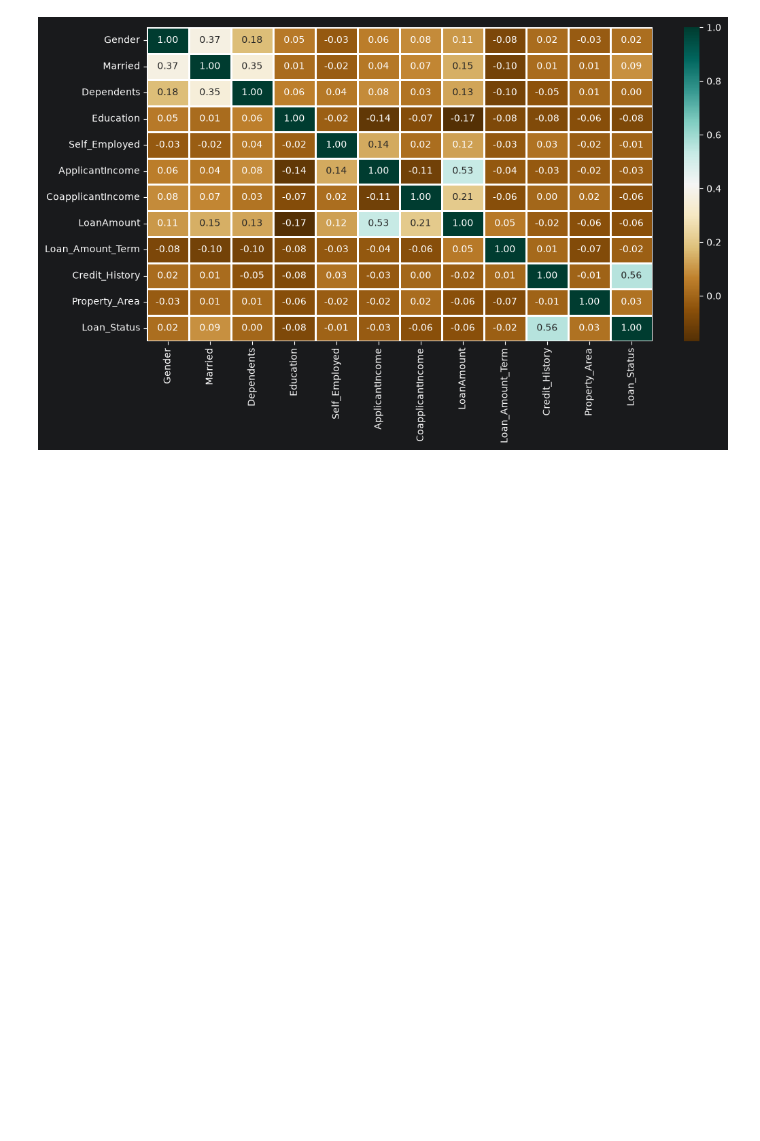
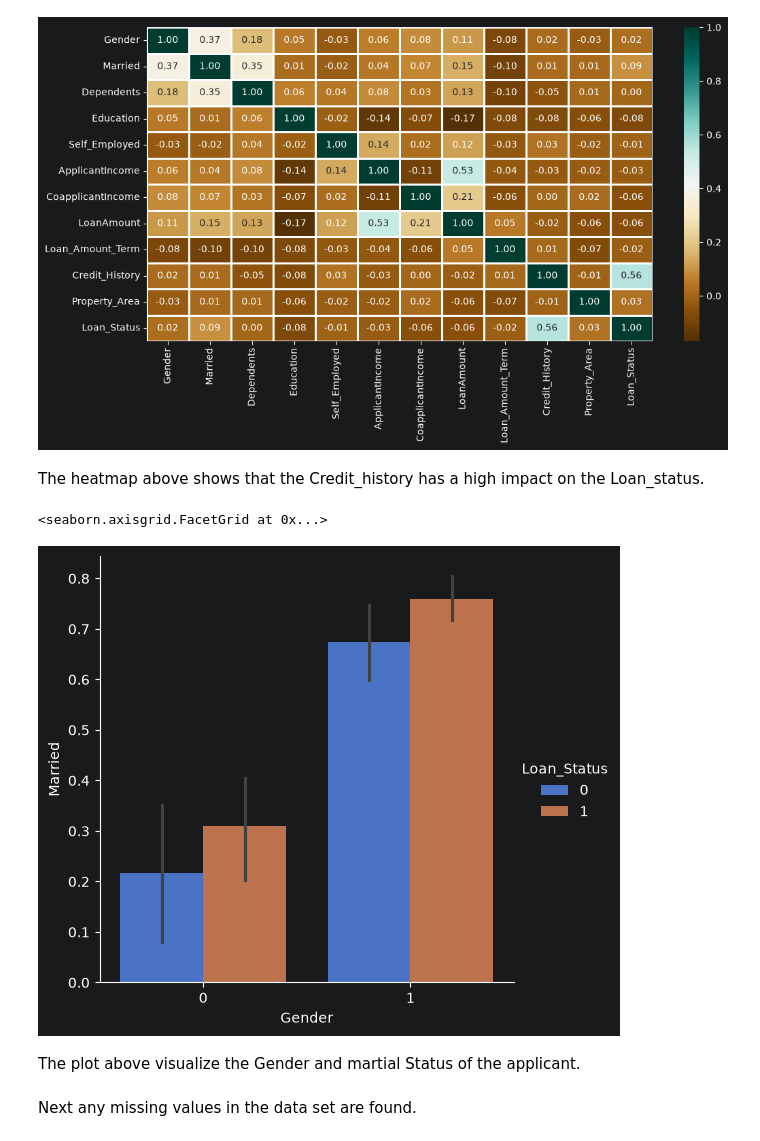
Before and after one commit to BranMerx/LoanApprovalPredictions, a Jupyter notebook: Loan Approval Predictions.ipynb, the cells around one changed output. Saved outputs shown, nothing was run; the diff lists cells and outputs as text; code cells hidden in the pictures; blank space fills up the shorter version.

```diff
--- a/Loan Approval Predictions.ipynb
+++ b/Loan Approval Predictions.ipynb
@@ -97,3 +97,14 @@ sns.heatmap(data.corr(),cmap='BrBG',fmt='.2f', linewidths=2,annot=True)
 # %% [output]
 <Axes: >
 [figure]
+# %% [markdown]
+The heatmap above shows that the Credit_history has a high impact on the Loan_status.
+# %%
+sns.catplot(x="Gender", y = "Married", hue = "Loan_Status", kind = "bar", data = data)
+# %% [output]
+<seaborn.axisgrid.FacetGrid at 0x...>
+[figure, added]
+# %% [markdown]
+The plot above visualize the Gender and martial Status of the applicant.
+# %% [markdown]
+Next any missing values in the data set are found.
```
Also changed, not shown: parts of 2 cells of this notebook.
